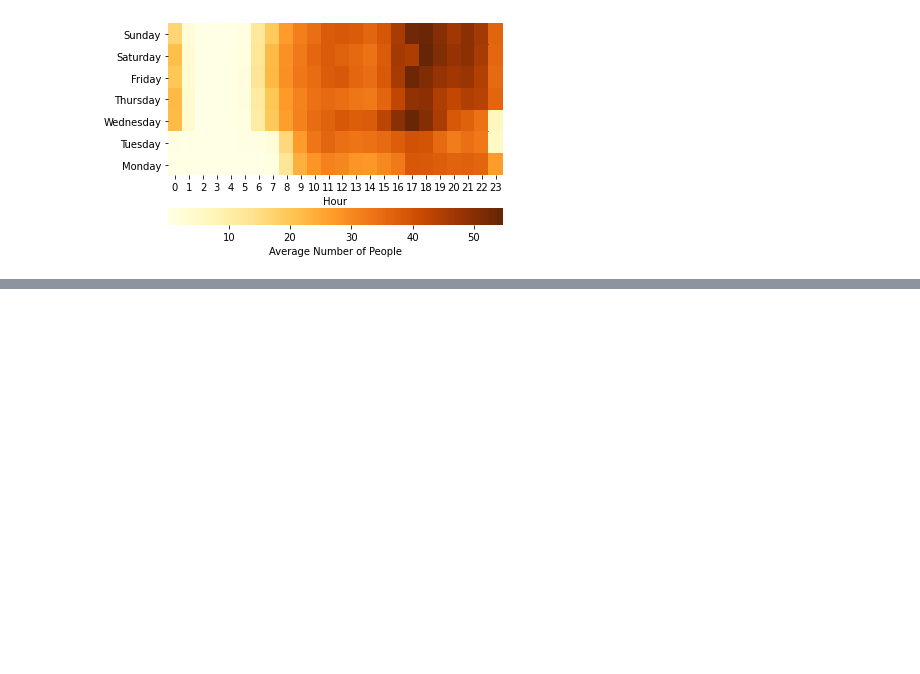
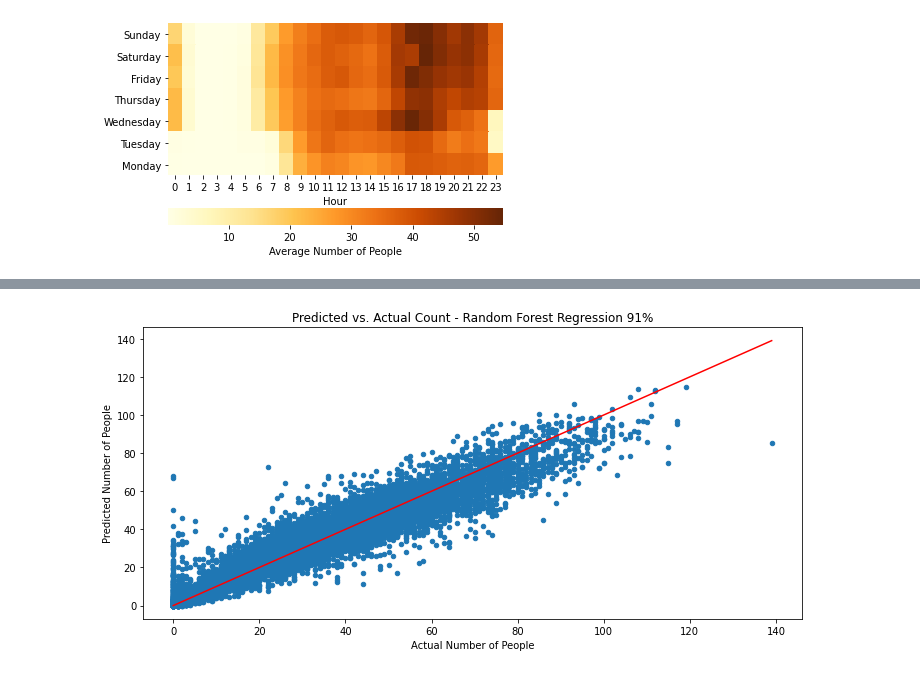
Before and after one commit to MwansaMwango/final-project-computer-vision, a Jupyter notebook: data/randomForestRegressor.ipynb, the cells around one changed output, grey strips where cells are left out. Drawn from its saved outputs; the diff is of its cells as text; code cells hidden in the pictures; blank space fills up the shorter version.

```diff
--- a/data/randomForestRegressor.ipynb
+++ b/data/randomForestRegressor.ipynb
@@ -169,10 +238,14 @@ y_pred = new_model.predict(X_test)
 # %%
 #Compare prediction vs actual
 plt.figure(figsize=(10, 5))
 plt.scatter(y_test, y_pred, s=20)
-plt.title('Predicted vs. Actual')
+plt.title('Predicted vs. Actual Count - Random Forest Regression 91%')
 plt.xlabel('Actual Number of People')
 plt.ylabel('Predicted Number of People')
 # Ground Truth
 plt.plot([min(y_test), max(y_test)], [min(y_test), max(y_test)],  c='r',)
 plt.tight_layout()
+# save the figure
+plt.savefig('rfr_model_accuracy.jpg', dpi=300, bbox_inches='tight')
+# %% [output]
+[figure, added]
```
Also changed, not shown: parts of 10 cells of this notebook, 12 other files.
